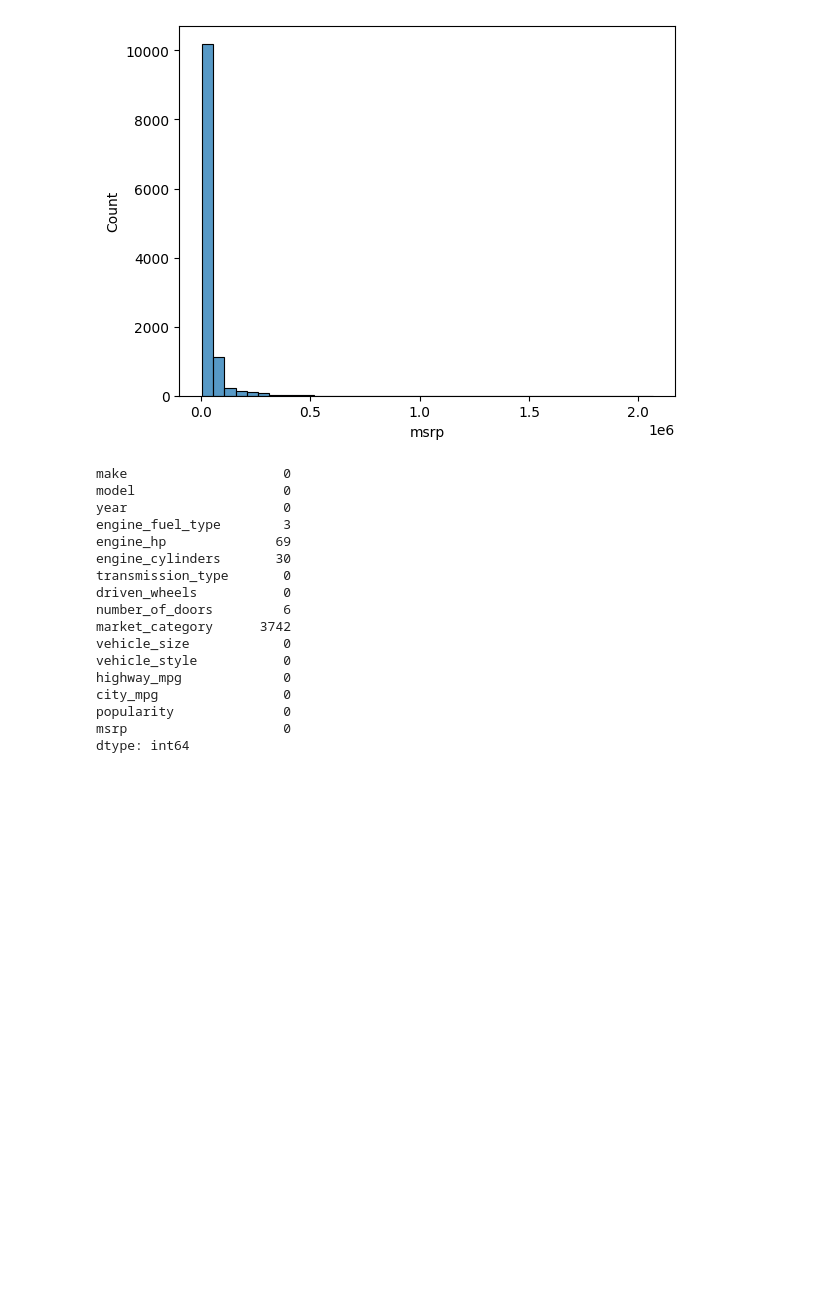
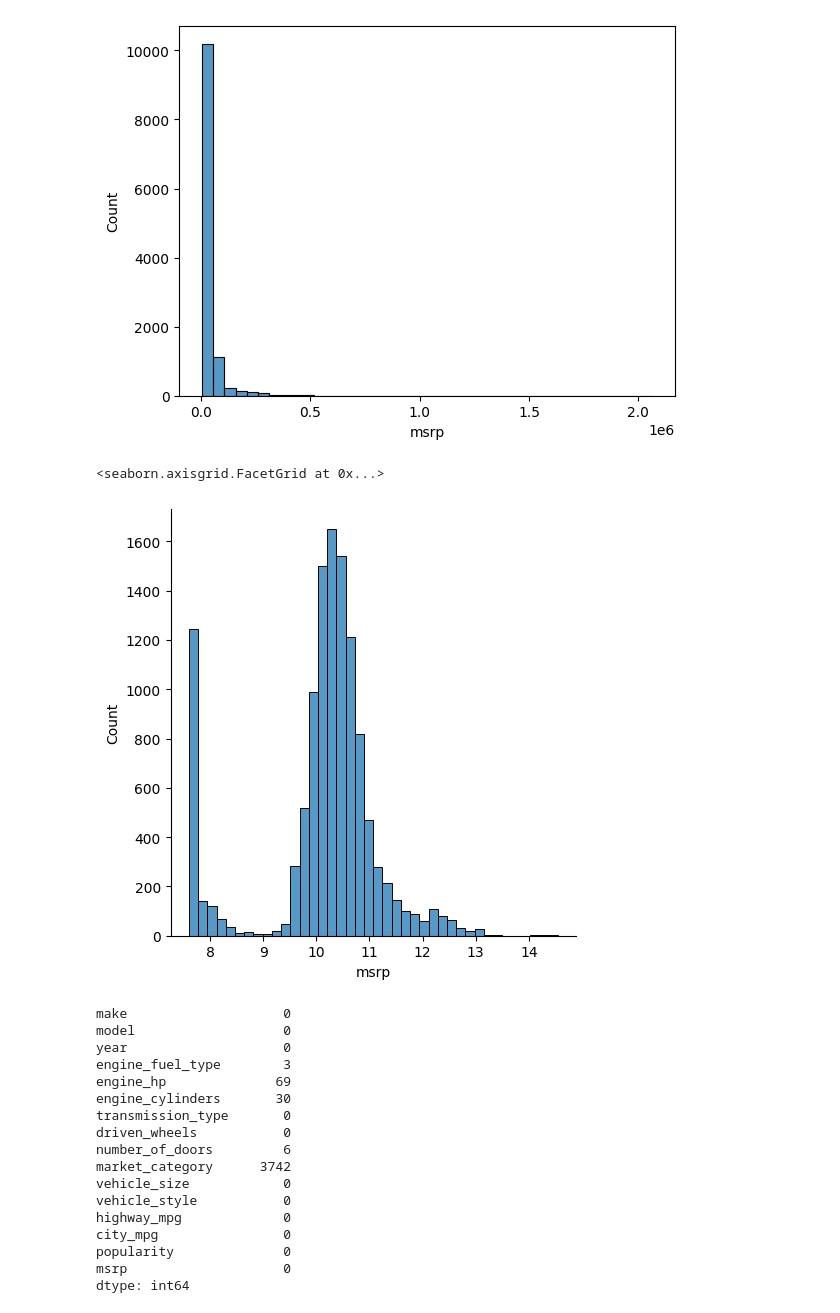
Before and after one commit to BURMAUG/CarPricePrediction, a Jupyter notebook: Car Price Prediction.ipynb, the cells around one changed output. Saved outputs shown, nothing was run; the diff lists cells and outputs as text; code cells hidden in the pictures; blank space fills up the shorter version.

```diff
--- a/Car Price Prediction.ipynb
+++ b/Car Price Prediction.ipynb
@@ -20,6 +20,12 @@ sns.histplot(df.msrp, bins=40)
 # %% [output]
 <Axes: xlabel='msrp', ylabel='Count'>
 [figure]
+# %%
+log_price = np.log1p(df.msrp)
+sns.displot(log_price, bins=40)
+# %% [output]
+<seaborn.axisgrid.FacetGrid at 0x...>
+[figure, added]
 # %%
 df.columns= df.columns.str.lower().str.replace(' ', '_')
 string_columns = list(df.dtypes[df.dtypes == 'object'].index)
```
Also changed, not shown: 2 other files.
